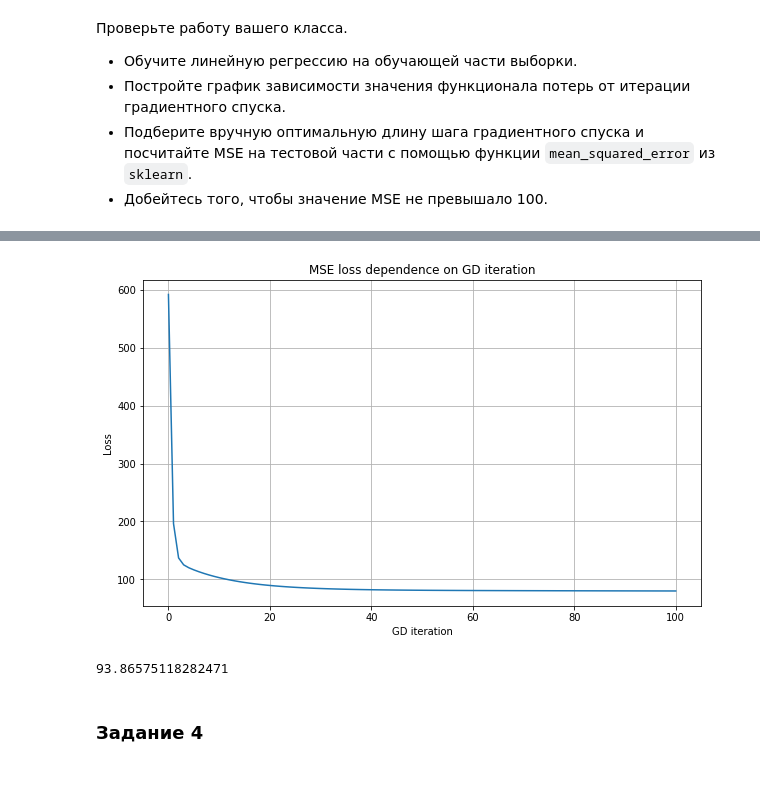
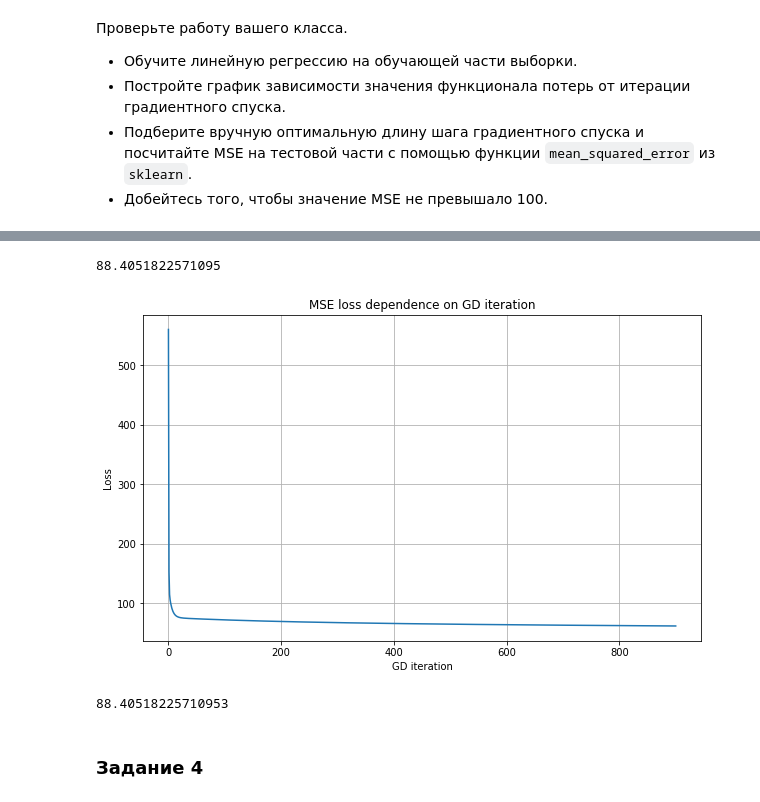
Before and after one commit to ksetdekov/ml_dpo_2021, a Jupyter notebook: hw/hw2/hw02.ipynb, the cells around one changed output, grey strips where cells are left out. Drawn from its saved outputs; the diff is of its cells as text; code cells hidden in the pictures.

```diff
--- a/hw/hw2/hw02.ipynb
+++ b/hw/hw2/hw02.ipynb
@@ -224,8 +224,12 @@ class CustomLinearRegressionGD:
         self.loss_history = [mse_loss(X, y, self.w)]
         for t in range(max_iter):
             next_w = self.w - eta * mse_grad(X, y, self.w)
+            if np.linalg.norm(next_w - self.w) < tol:
+                break
+
             self.w = next_w
             self.loss_history.append(mse_loss(X, y, self.w))
+
 
         return self.loss_history
 
@@ -237,7 +241,7 @@ class CustomLinearRegressionGD:
         OUTPUT:
         y_pred - np.array of shape (ℓ,)
         """
-        # your code here
+        y_pred = X @ self.w
         return y_pred
 # %% [markdown]
 Проверьте работу вашего класса.
@@ -271,20 +252,29 @@ loss_history = lr.loss_history
+# %%
+lr = CustomLinearRegressionGD()
+lr.fit(X_train, y_train, max_iter=900,eta=2e-6)
+
+y_pred = lr.predict(X_test)
+from sklearn.metrics import mean_squared_error
+mean_squared_error(y_test, y_pred)
+# %% [output]
+88.4051822571095
 # %%
 plt.figure(figsize=(10, 6))
-plt.plot(loss_history)
+plt.plot(lr.loss_history)
 plt.title('MSE loss dependence on GD iteration')
 plt.xlabel('GD iteration')
 plt.ylabel('Loss')
 plt.grid()
 plt.show()
 # %% [output]
-[figure, old version]
+[figure, new version]
 # %%
-mse_test = mse_loss(X_test, y_test, lr.w)
+mse_test = mse_loss( X_test, y_test, lr.w)
 print(mse_test)
-assert len(loss_history) <= 1000
+assert len(lr.loss_history) <= 1000
 assert mse_test <= 100
 # %% [output]
-93.86575118282471
+88.40518225710953
 # %% [markdown]
 ### Задание 4 <a id="task4"></a>
 # %% [markdown]
```
Also changed, not shown: parts of 29 cells of this notebook.
